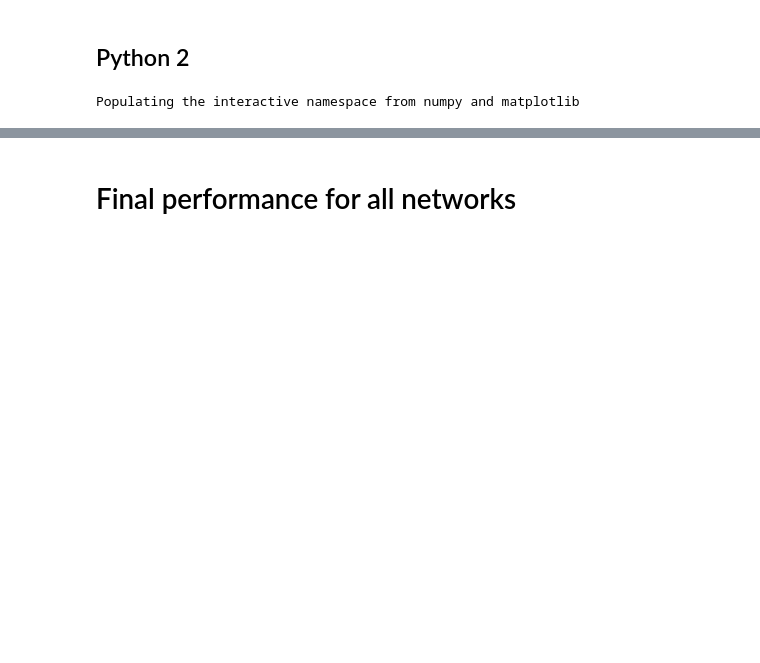
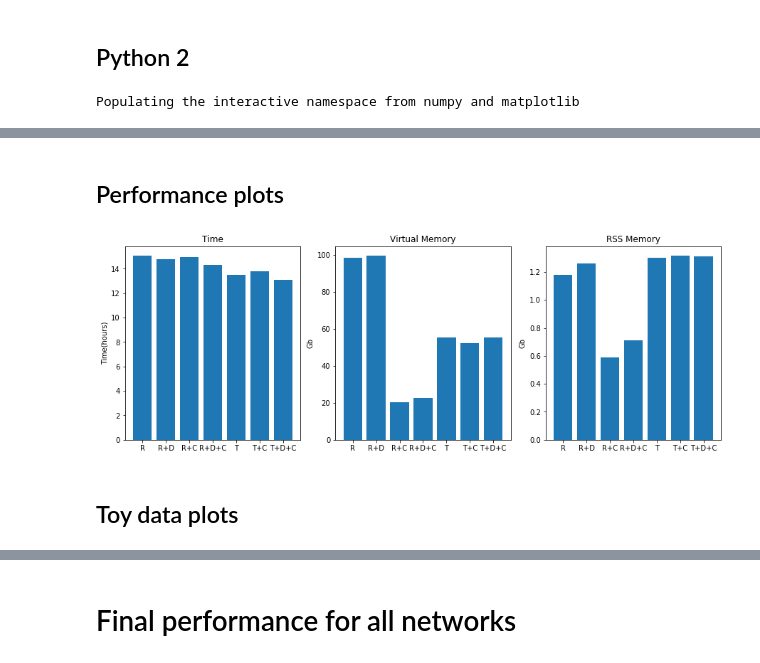
Before and after one commit to diitaz93/Master-Thesis, a Jupyter notebook: training_results.ipynb, the cells around one changed output, grey strips where cells are left out. Cells and saved outputs as stored; diff of their text form; code cells hidden in the pictures; blank space fills up the shorter version.

Commit message:
New results and further comments

```diff
--- a/training_results.ipynb
+++ b/training_results.ipynb
@@ -18,0 +237,17 @@ Populating the interactive namespace from numpy and matplotlib
+# %%
+print('REAL DSE')
+filename = './results_training/TRAIN_real_reduced_DSE_epochs20_h164_h232_lr0.001dropout0.1'
+with open(filename, 'rb') as f:
+    DS = pickle.load(f)
+    for key in DS.keys():
+        globals()[key]=DS[key]
+        print(key,"Imported successfully")
+print('\n')
+print('Total Time:',datetime.timedelta(seconds=time))
+print('Virtual Memory:',vms*1e-9,'Gb')
+print('RSS Memory:',rss*1e-9,'Gb')
+data[:,:,0,1] = val_auc
+data[:,:,1,1] = val_auprc
+data[:,:,2,1] = val_apk
+data[:,:,3,1] = train_cost
+perf[:,1] = time,vms,rss
@@ -18,0 +269,31 @@ Populating the interactive namespace from numpy and matplotlib
+# %% [markdown]
+## Performance plots
+# %%
+perf = np.concatenate((perf,new_perf),axis=1)
+# %%
+x = np.arange(7)+1
+labels = ['R','R+D','R+C','R+D+C','T','T+C','T+D+C']
+figure(figsize=[15,5])
+ax1=subplot(1,3,1)
+bar(x,perf[0,:]/3600)
+ylabel('Time(hours)')
+title('Time')
+ax1.set_xticks(x)
+ax1.set_xticklabels(labels)
+ax2=subplot(1,3,2)
+bar(x,perf[1,:]*1e-9)
+ylabel('Gb')
+title('Virtual Memory')
+ax2.set_xticks(x)
+ax2.set_xticklabels(labels)
+ax3=subplot(1,3,3)
+bar(x,perf[2,:]*1e-9)
+ylabel('Gb')
+title('RSS Memory')
+ax3.set_xticks(x)
+ax3.set_xticklabels(labels)
+show()
+# %% [output]
+[figure, added]
+# %% [markdown]
+## Toy data plots
```
Also changed, not shown: parts of 30 cells of this notebook, 6 other files.
